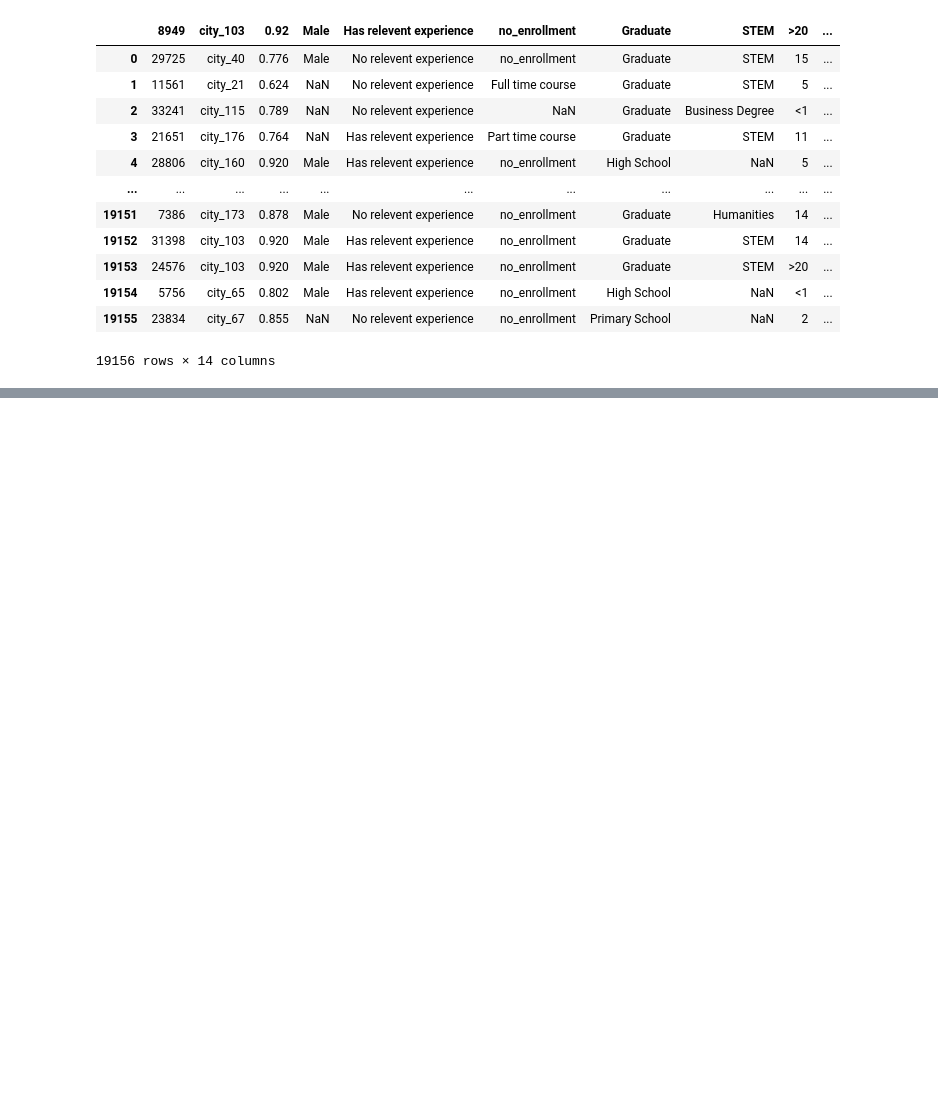
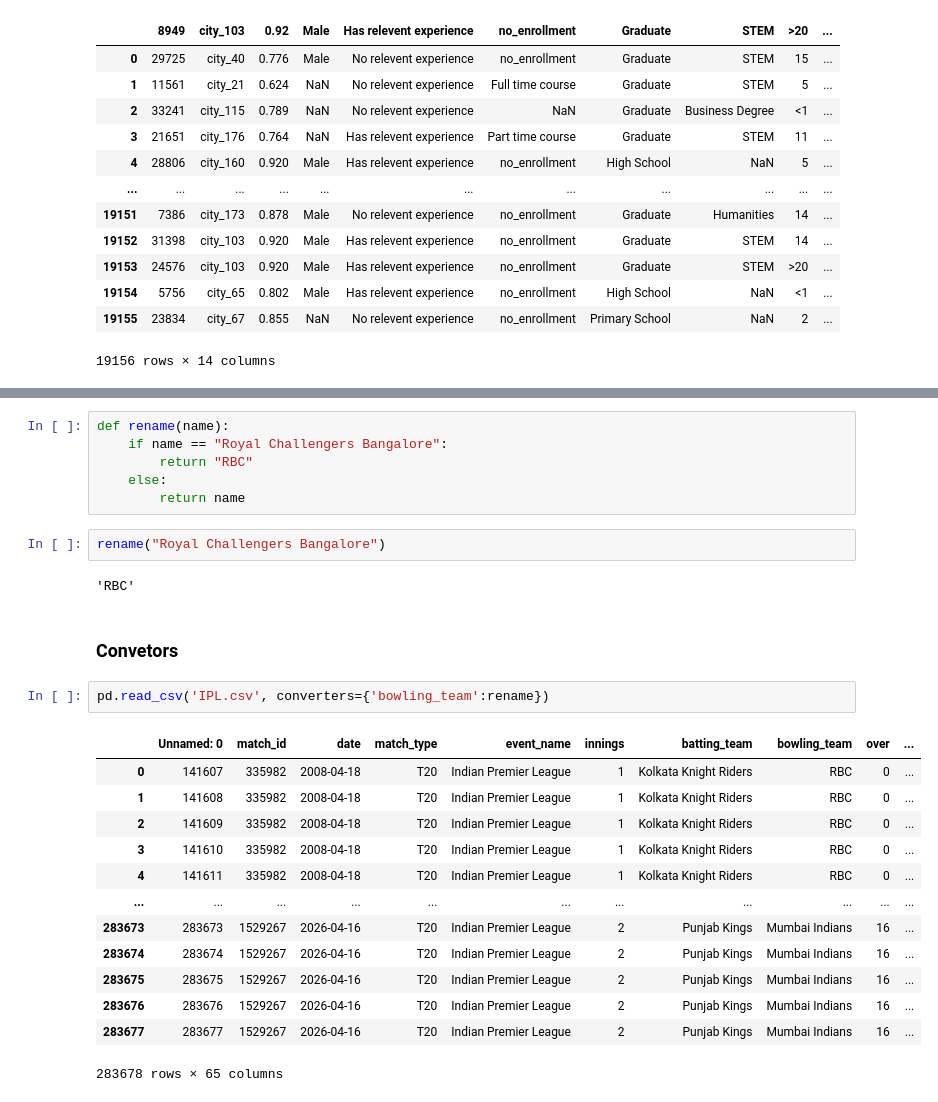
Before and after one commit to naimNB/100-days-of-machine-learning, a Jupyter notebook: working with csv file day 15/working_with_csv.ipynb, the cells around one changed output, grey strips where cells are left out. Cells and saved outputs as stored; diff of their text form; blank space fills up the shorter version.

```diff
--- a/working with csv file day 15/working_with_csv.ipynb
+++ b/working with csv file day 15/working_with_csv.ipynb
@@ -155,0 +272,28 @@ pd.read_csv('aug_train.csv', skiprows=[0,5])
+# %%
+def rename(name):
+    if name == "Royal Challengers Bangalore":
+        return "RBC"
+    else:
+        return name
+# %%
+rename("Royal Challengers Bangalore")
+# %% [output]
+'RBC'
+# %% [markdown]
+### Convetors
+# %%
+pd.read_csv('IPL.csv', converters={'bowling_team':rename})
+# %% [output]
+|  | Unnamed: 0 | match_id | date | match_type | event_name | innings | batting_team | bowling_team | over | ... |
+| 0 | 141607 | 335982 | 2008-04-18 | T20 | Indian Premier League | 1 | Kolkata Knight Riders | RBC | 0 | ... |
+| 1 | 141608 | 335982 | 2008-04-18 | T20 | Indian Premier League | 1 | Kolkata Knight Riders | RBC | 0 | ... |
+| 2 | 141609 | 335982 | 2008-04-18 | T20 | Indian Premier League | 1 | Kolkata Knight Riders | RBC | 0 | ... |
+| 3 | 141610 | 335982 | 2008-04-18 | T20 | Indian Premier League | 1 | Kolkata Knight Riders | RBC | 0 | ... |
+| 4 | 141611 | 335982 | 2008-04-18 | T20 | Indian Premier League | 1 | Kolkata Knight Riders | RBC | 0 | ... |
+| ... | ... | ... | ... | ... | ... | ... | ... | ... | ... | ... |
+| 283673 | 283673 | 1529267 | 2026-04-16 | T20 | Indian Premier League | 2 | Punjab Kings | Mumbai Indians | 16 | ... |
+| 283674 | 283674 | 1529267 | 2026-04-16 | T20 | Indian Premier League | 2 | Punjab Kings | Mumbai Indians | 16 | ... |
+| 283675 | 283675 | 1529267 | 2026-04-16 | T20 | Indian Premier League | 2 | Punjab Kings | Mumbai Indians | 16 | ... |
+| 283676 | 283676 | 1529267 | 2026-04-16 | T20 | Indian Premier League | 2 | Punjab Kings | Mumbai Indians | 16 | ... |
+| 283677 | 283677 | 1529267 | 2026-04-16 | T20 | Indian Premier League | 2 | Punjab Kings | Mumbai Indians | 16 | ... |
+283678 rows × 65 columns
```
Also changed, not shown: parts of 15 cells of this notebook.
